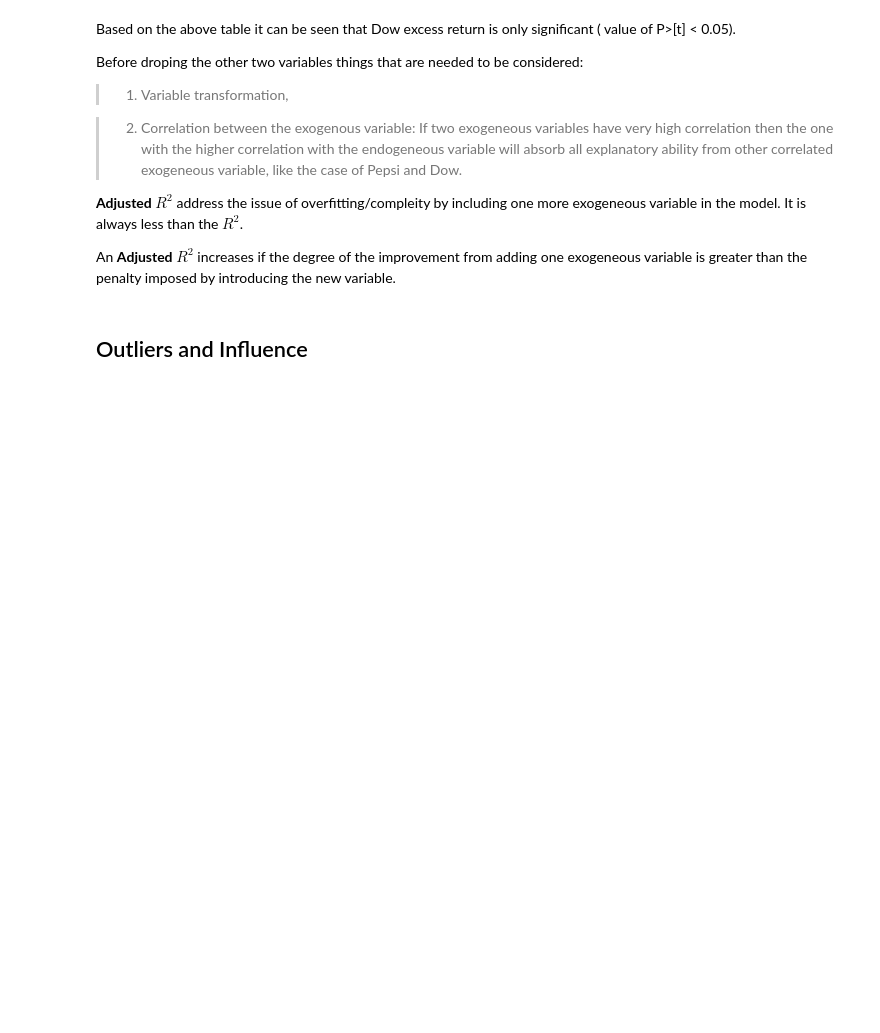
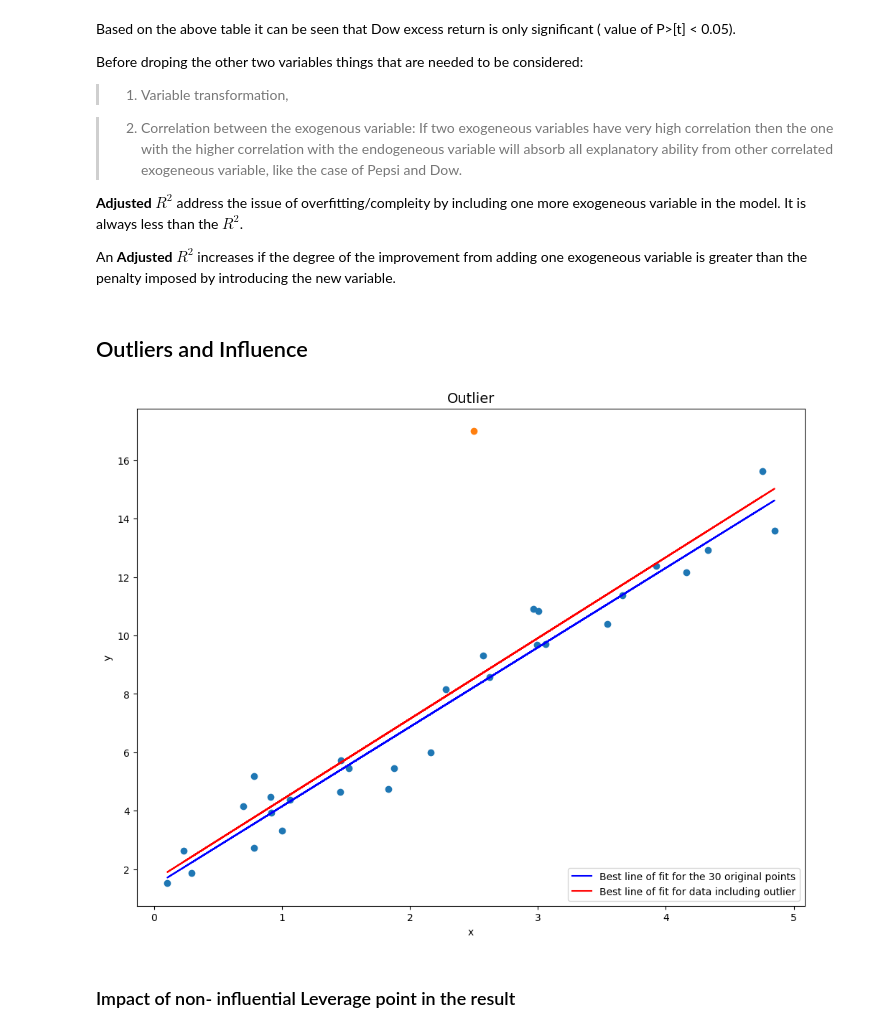
Before and after one commit to PoshanAgrawal/Finance, a Jupyter notebook: Econometrics/Linear Regression Analysis.ipynb, the cells around one changed output. Saved outputs shown, nothing was run; the diff lists cells and outputs as text; code cells hidden in the pictures; blank space fills up the shorter version.

```diff
--- a/Econometrics/Linear Regression Analysis.ipynb
+++ b/Econometrics/Linear Regression Analysis.ipynb
@@ -144,3 +146,40 @@ Before droping the other two variables things that are needed to be considered:
 An **Adjusted** $R^{2}$ increases if the degree of the improvement from adding one exogeneous variable is greater than the penalty imposed by introducing the new variable.
 # %% [markdown]
 ## Outliers and Influence
+# %%
+# Getting 30 random data points
+np.random.seed(42) # give same sequence of random variable each time
+n= 30
+x=np.random.uniform(0,5,n) # inclusive of 0  and not including 5
+y= 1+3*x+np.random.normal(0,1,n)
+
+#Adding outlier (2.5,17)
+x_with_out= np.append(x,2.5)
+y_with_out= np.append(y,17)
+# %%
+# Ploting original in black with outlier in the red
+plt.title("Outlier",{"size": 14})
+plt.scatter(x,y)
+plt.scatter(2.5,17)
+
+#Fiting a line
+(a,b)= np.polyfit(x,y,1) #Perform the linear regression and extract the coefficients. 1 here specifies the degree of polynomial fit.
+plt.plot(x,a*x+b,"b-", label ="Best line of fit for the 30 original points")
+
+#Line of fit for the outlier
+(ao,bo)= np.polyfit(x_with_out,y_with_out,1)
+plt.plot(
+    x_with_out, x_with_out*ao+bo, "r-",
+    label= "Best line of fit for data including outlier"
+)
+
+plt.xlabel("x")
+plt.ylabel("y")
+plt.legend(loc="lower right")
+plt.show()
+
+# Non influential Leverage point
+# %% [output]
+[figure, added]
+# %% [markdown]
+### Impact of non- influential Leverage point in the result
```
Also changed, not shown: parts of 11 cells of this notebook.
